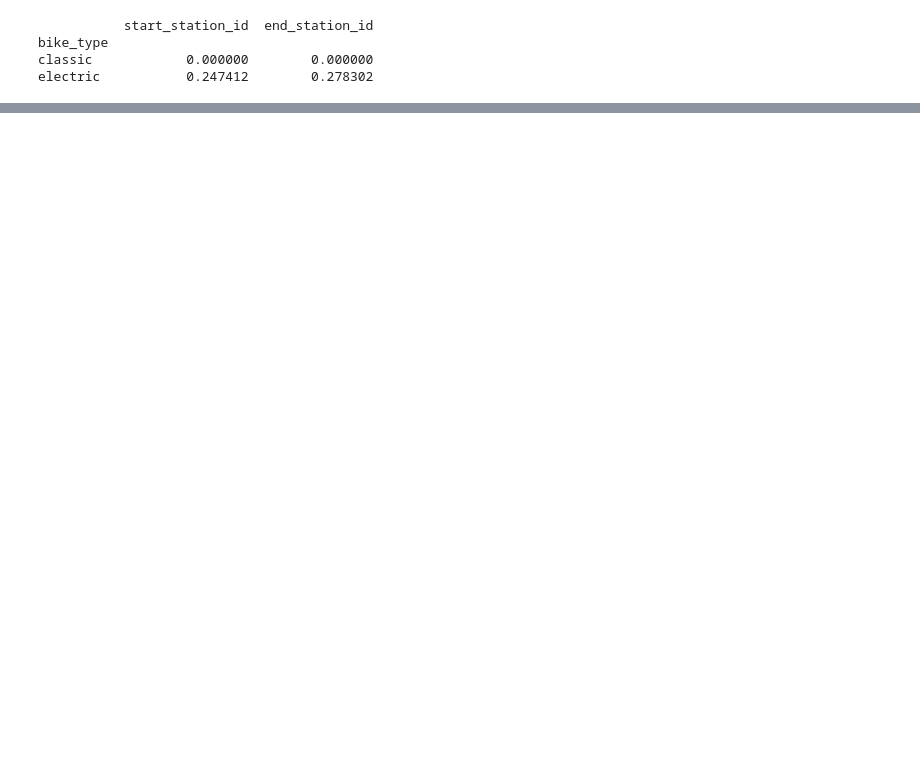
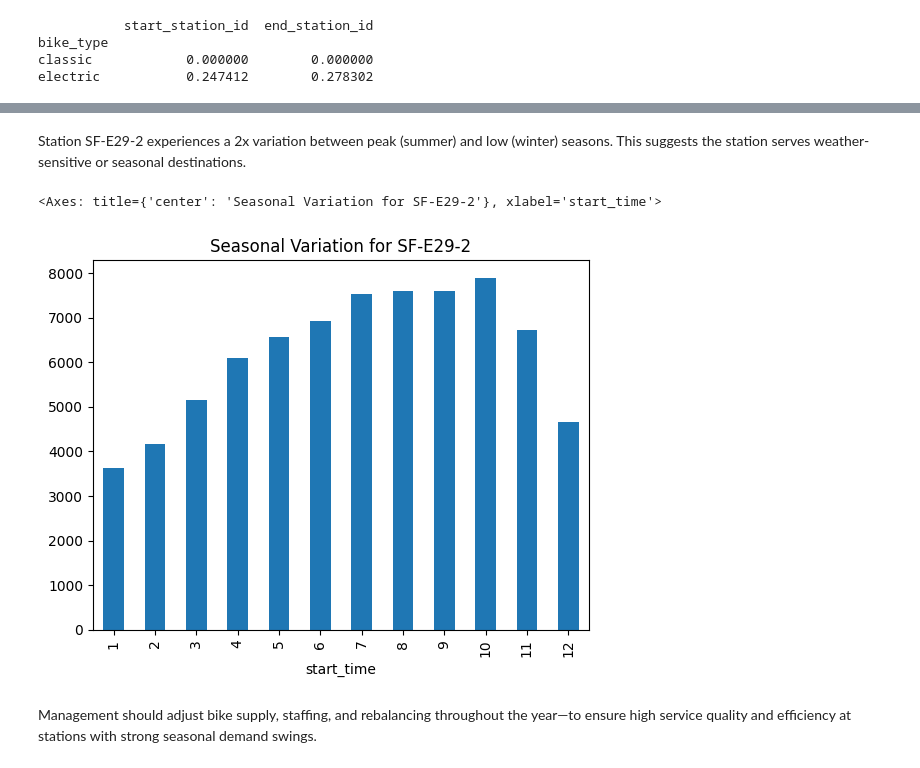
Before and after one commit to dfabrega2021/hello-world, a Jupyter notebook: Day 5/[DATA-05E] Example - Bay Wheels operations data.ipynb, the cells around one changed output, grey strips where cells are left out. Saved outputs shown, nothing was run; the diff lists cells and outputs as text; code cells hidden in the pictures; blank space fills up the shorter version.

```diff
--- a/Day 5/[DATA-05E] Example - Bay Wheels operations data.ipynb
+++ b/Day 5/[DATA-05E] Example - Bay Wheels operations data.ipynb
@@ -394,0 +580,5 @@ dockless_trend.plot(title='Dockless Ride Proportion by Month', figsize=(8,5))
+# %%
+monthly = rides.groupby(['start_station_id', rides['start_time'].dt.month]).size().unstack(fill_value=0)
+monthly_std = monthly.std(axis=1)
+top_seasonal = monthly_std.sort_values(ascending=False).head(10)
+top_seasonal
@@ -394,0 +599,9 @@ dockless_trend.plot(title='Dockless Ride Proportion by Month', figsize=(8,5))
+# %% [markdown]
+Station SF-E29-2 experiences a 2x variation between peak (summer) and low (winter) seasons. This suggests the station serves weather-sensitive or seasonal destinations.
+# %%
+monthly.loc[top_seasonal.index[0]].plot(kind='bar', title=f'Seasonal Variation for {top_seasonal.index[0]}')
+# %% [output]
+<Axes: title={'center': 'Seasonal Variation for SF-E29-2'}, xlabel='start_time'>
+[figure, added]
+# %% [markdown]
+Management should adjust bike supply, staffing, and rebalancing throughout the year—to ensure high service quality and efficiency at stations with strong seasonal demand swings.
```
Also changed, not shown: parts of 43 cells of this notebook.
